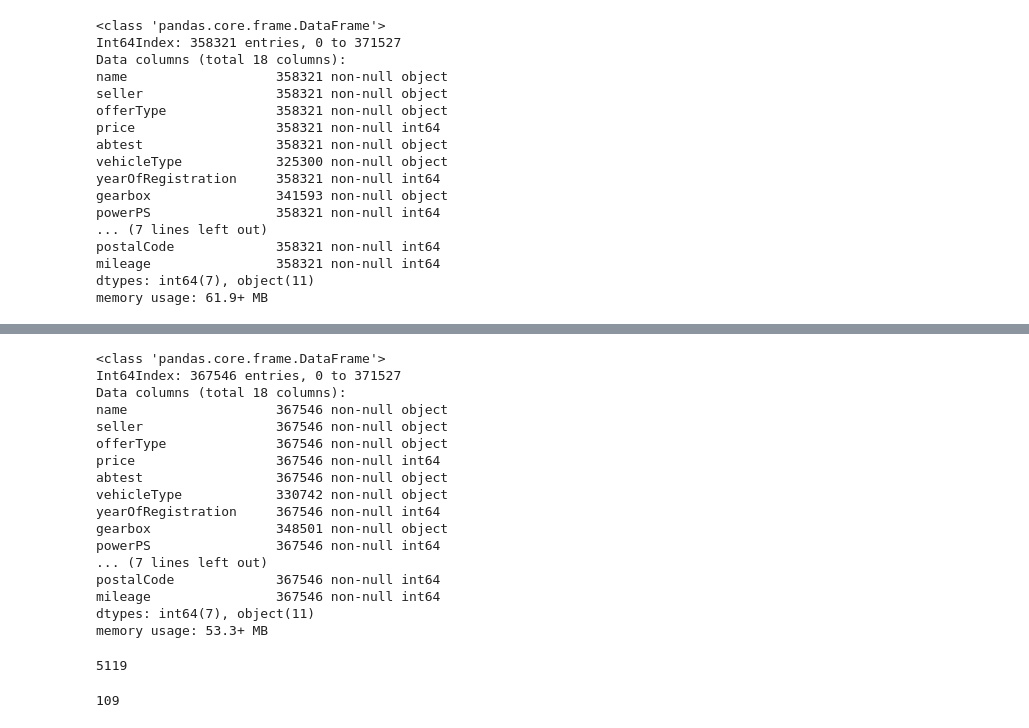
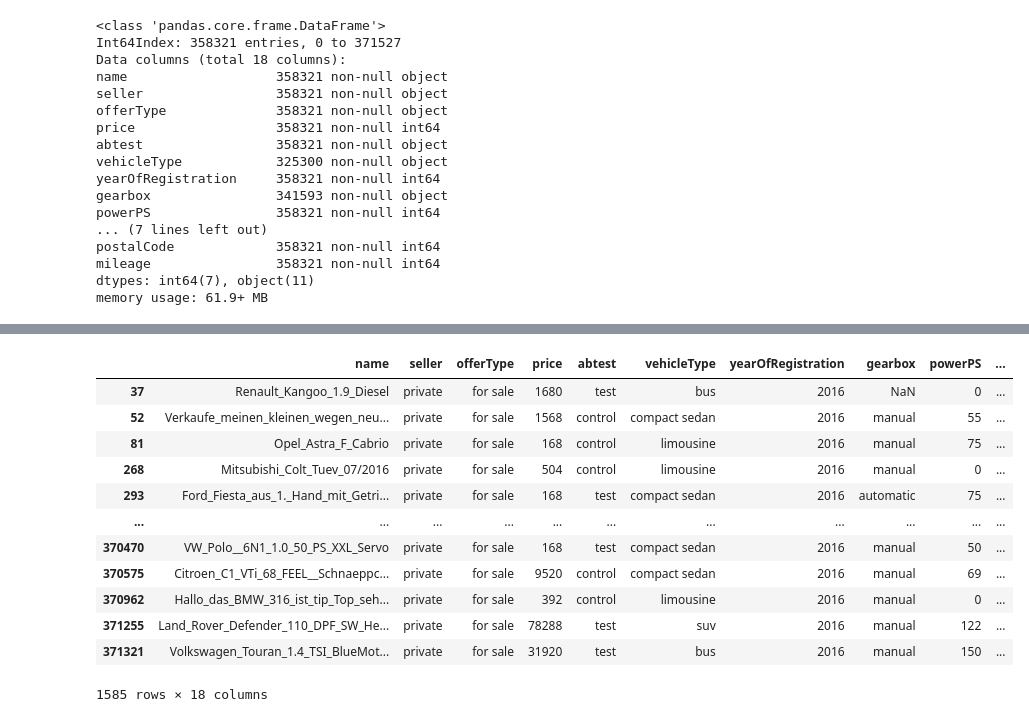
Before and after one commit to thomsu/Ebay-Car-Ads, a Jupyter notebook: CarRegression.ipynb, the cells around one changed output, grey strips where cells are left out. Drawn from its saved outputs; the diff is of its cells as text; code cells hidden in the pictures.

```diff
--- a/CarRegression.ipynb
+++ b/CarRegression.ipynb
@@ -371,30 +514,18 @@ subdf1[subdf1.isna().sum(axis=1)==5]
+# %%
+df[(df['yearOfRegistration']==2016) & (df['monthOfRegistration']<=3)]
+# %% [output]
+|  | name | seller | offerType | price | abtest | vehicleType | yearOfRegistration | gearbox | powerPS | ... |
+| 37 | Renault_Kangoo_1.9_Diesel | private | for sale | 1680 | test | bus | 2016 | NaN | 0 | ... |
+| 52 | Verkaufe_meinen_kleinen_wegen_neu... | private | for sale | 1568 | control | compact sedan | 2016 | manual | 55 | ... |
+| 81 | Opel_Astra_F_Cabrio | private | for sale | 168 | control | limousine | 2016 | manual | 75 | ... |
+| 268 | Mitsubishi_Colt_Tuev_07/2016 | private | for sale | 504 | control | limousine | 2016 | manual | 0 | ... |
+| 293 | Ford_Fiesta_aus_1._Hand_mit_Getri... | private | for sale | 168 | test | compact sedan | 2016 | automatic | 75 | ... |
+| ... | ... | ... | ... | ... | ... | ... | ... | ... | ... | ... |
+| 370470 | VW_Polo__6N1_1.0_50_PS_XXL_Servo | private | for sale | 168 | test | compact sedan | 2016 | manual | 50 | ... |
+| 370575 | Citroen_C1_VTi_68_FEEL__Schnaeppc... | private | for sale | 9520 | control | compact sedan | 2016 | manual | 69 | ... |
+| 370962 | Hallo_das_BMW_316_ist_tip_Top_seh... | private | for sale | 392 | control | limousine | 2016 | manual | 0 | ... |
+| 371255 | Land_Rover_Defender_110_DPF_SW_He... | private | for sale | 78288 | test | suv | 2016 | manual | 122 | ... |
+| 371321 | Volkswagen_Touran_1.4_TSI_BlueMot... | private | for sale | 31920 | test | bus | 2016 | manual | 150 | ... |
+1585 rows × 18 columns
 # %%
-df.drop(df.index[(df['model'].isna()) & (df['brand']=='sonstige_autos')], axis=0, inplace=True)
-df.info()
+df.drop(df.index[df['yearOfRegistration']==2016], axis=0, inplace=True)
-# %% [output]
-<class 'pandas.core.frame.DataFrame'>
-Int64Index: 367546 entries, 0 to 371527
-Data columns (total 18 columns):
-name                   367546 non-null object
-seller                 367546 non-null object
-offerType              367546 non-null object
-price                  367546 non-null int64
-abtest                 367546 non-null object
-vehicleType            330742 non-null object
-yearOfRegistration     367546 non-null int64
-gearbox                348501 non-null object
-powerPS                367546 non-null int64
-... (7 lines left out)
-postalCode             367546 non-null int64
-mileage                367546 non-null int64
-dtypes: int64(7), object(11)
-memory usage: 53.3+ MB
-# %%
-subdf1 = df.loc[df['model'].isna()].copy()
-subdf1['brand'].isin(subdf1['name'].str.lower()).sum()
-# %% [output]
-5119
-# %%
-((subdf1['brand']==(subdf1['name'].str.lower().str.rpartition('_')[2]))).sum()
-# %% [output]
-109
```
Also changed, not shown: parts of 26 cells of this notebook.
